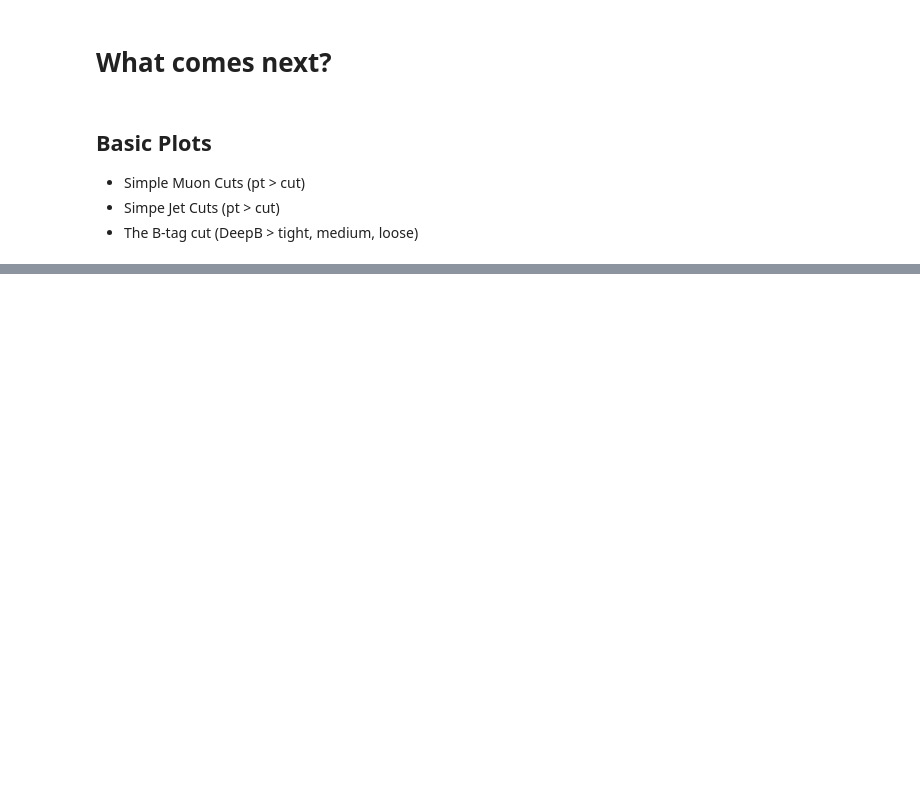
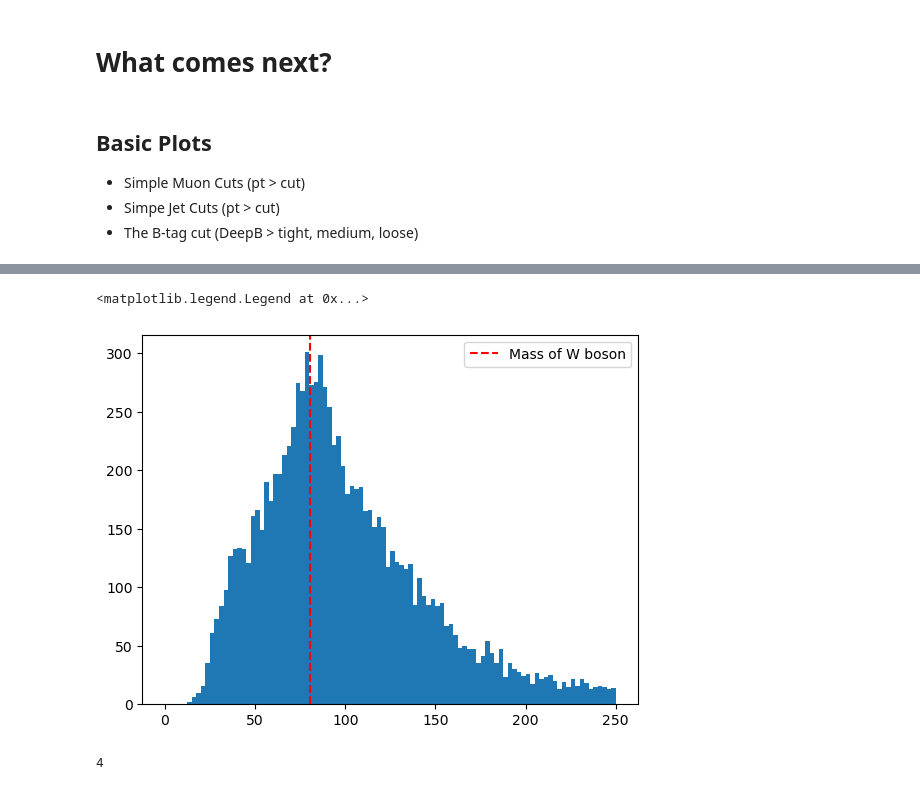
Before and after one commit to mattbellis/CMS-top-BNV2, a Jupyter notebook: analysis_template_Samyak.ipynb, the cells around one changed output, grey strips where cells are left out. Saved outputs shown, nothing was run; the diff lists cells and outputs as text; code cells hidden in the pictures; blank space fills up the shorter version.

```diff
--- a/analysis_template_Samyak.ipynb
+++ b/analysis_template_Samyak.ipynb
@@ -418,15 +488,18 @@ plt.legend()
 # %%
 #DiJet Particle Mass
 mini_cut = (n_muon == 1) & (n_jets == 4)
 
-mincut_jet = jets[mini_cut]
+mincut_jet = jets_cut[mini_cut]
 
 dijet = ak.combinations(mincut_jet, 2, fields=["j1",  "j2"])
 dijet["p3"] = dijet.j1 +  dijet.j2
 mask = (dijet.j1.DeepB < threshold_1) & (dijet.j2.DeepB < threshold_1)
 dijet = dijet[mask]
 dijet_mass = dijet["p3"][ak.argmax(dijet.p3.pt, axis =1, keepdims = True)].mass
 di_imass = ak.flatten(dijet_mass)
 plt.hist(di_imass, bins = 100, range=(0,250))
 plt.axvline(80.3, color = "red",ls="--",label="Mass of W boson")
 plt.legend()
+# %% [output]
+<matplotlib.legend.Legend at 0x...>
+[figure, added]
@@ -433,4 +509,7 @@ plt.legend()
 # %%
 #Ghost_Particle_as_Neutrino:Collin
+len(mincut_jet[3])
+# %% [output]
+4
 # %%
 # 8-jets and 4-combinations: Samyak
```
Also changed, not shown: parts of 20 cells of this notebook.
